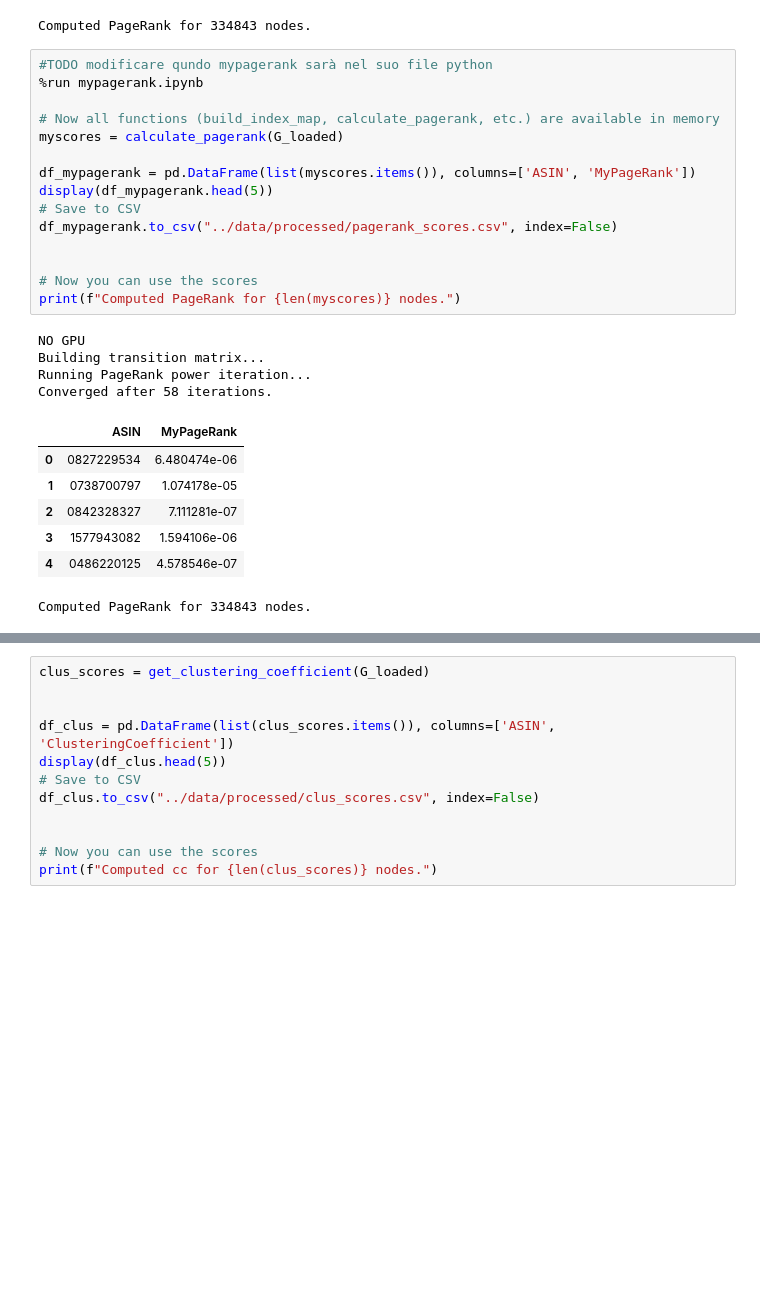
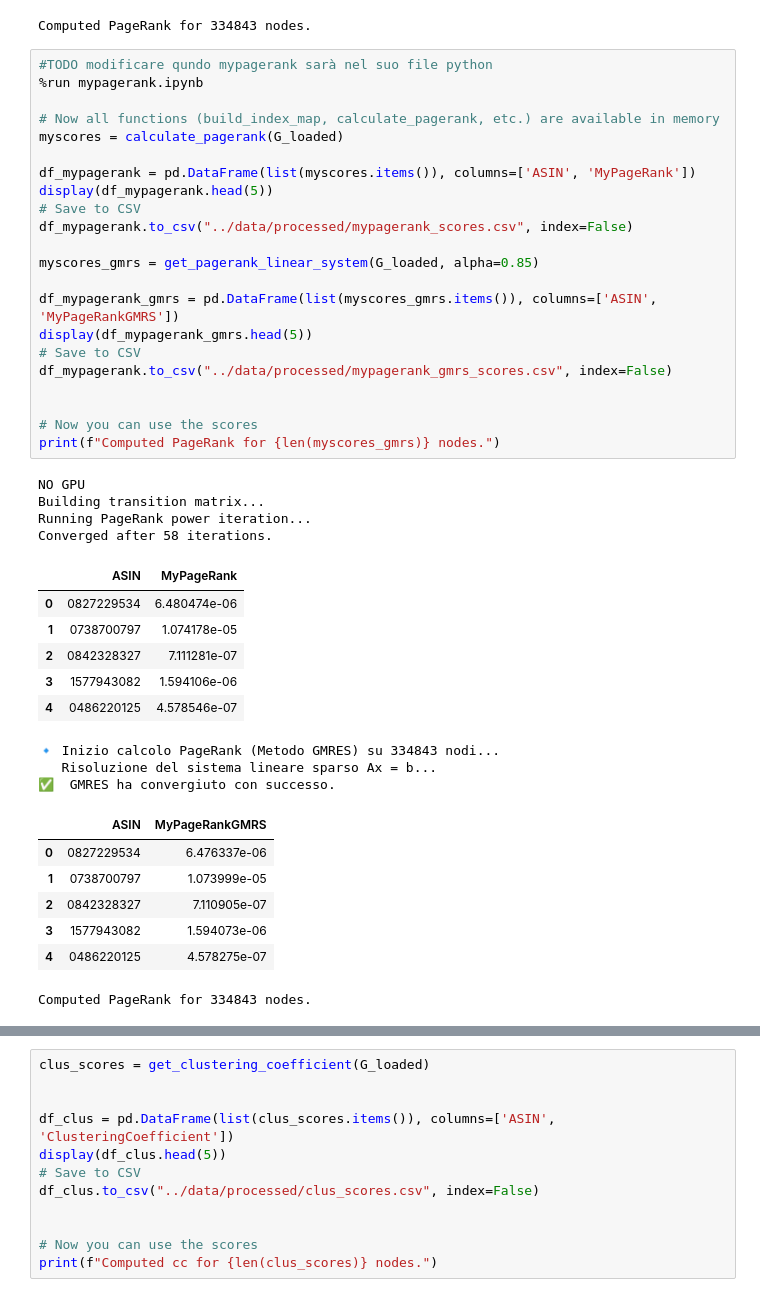
Before and after one commit to raozzo/ProgettoLFN, a Jupyter notebook: Code/notebooks/print.ipynb, the cells around one changed output, grey strips where cells are left out. Saved outputs shown, nothing was run; the diff lists cells and outputs as text; blank space fills up the shorter version.

Commit message:
gmrs pagerank

```diff
--- a/Code/notebooks/print.ipynb
+++ b/Code/notebooks/print.ipynb
@@ -40,30 +38,46 @@ Computed PageRank for 334843 nodes.
 # %%
 #TODO modificare qundo mypagerank sarà nel suo file python
 %run mypagerank.ipynb
 
 # Now all functions (build_index_map, calculate_pagerank, etc.) are available in memory
 myscores = calculate_pagerank(G_loaded)
 
 df_mypagerank = pd.DataFrame(list(myscores.items()), columns=['ASIN', 'MyPageRank'])
 display(df_mypagerank.head(5))
 # Save to CSV
-df_mypagerank.to_csv("../data/processed/pagerank_scores.csv", index=False)
+df_mypagerank.to_csv("../data/processed/mypagerank_scores.csv", index=False)
+
+myscores_gmrs = get_pagerank_linear_system(G_loaded, alpha=0.85)
+
+df_mypagerank_gmrs = pd.DataFrame(list(myscores_gmrs.items()), columns=['ASIN', 'MyPageRankGMRS'])
+display(df_mypagerank_gmrs.head(5))
+# Save to CSV
+df_mypagerank.to_csv("../data/processed/mypagerank_gmrs_scores.csv", index=False)
 
 
 # Now you can use the scores
-print(f"Computed PageRank for {len(myscores)} nodes.")
+print(f"Computed PageRank for {len(myscores_gmrs)} nodes.")
 # %% [output]
 NO GPU
 Building transition matrix...
 Running PageRank power iteration...
 Converged after 58 iterations.
 |  | ASIN | MyPageRank |
 | 0 | 0827229534 | 6.480474e-06 |
 | 1 | 0738700797 | 1.074178e-05 |
 | 2 | 0842328327 | 7.111281e-07 |
 | 3 | 1577943082 | 1.594106e-06 |
 | 4 | 0486220125 | 4.578546e-07 |
-Computed PageRank for 334843 nodes.
+🔹 Inizio calcolo PageRank (Metodo GMRES) su 334843 nodi...
+   Risoluzione del sistema lineare sparso Ax = b...
+✅  GMRES ha convergiuto con successo.
+|  | ASIN | MyPageRankGMRS |
+| 0 | 0827229534 | 6.476337e-06 |
+| 1 | 0738700797 | 1.073999e-05 |
+| 2 | 0842328327 | 7.110905e-07 |
+| 3 | 1577943082 | 1.594073e-06 |
+| 4 | 0486220125 | 4.578275e-07 |
+Computed PageRank for 334843 nodes.
 # %%
 bet_scores = get_approx_betweenness(G_loaded,1000)
 
```
Also changed, not shown: parts of 10 cells of this notebook, 1 other file.
